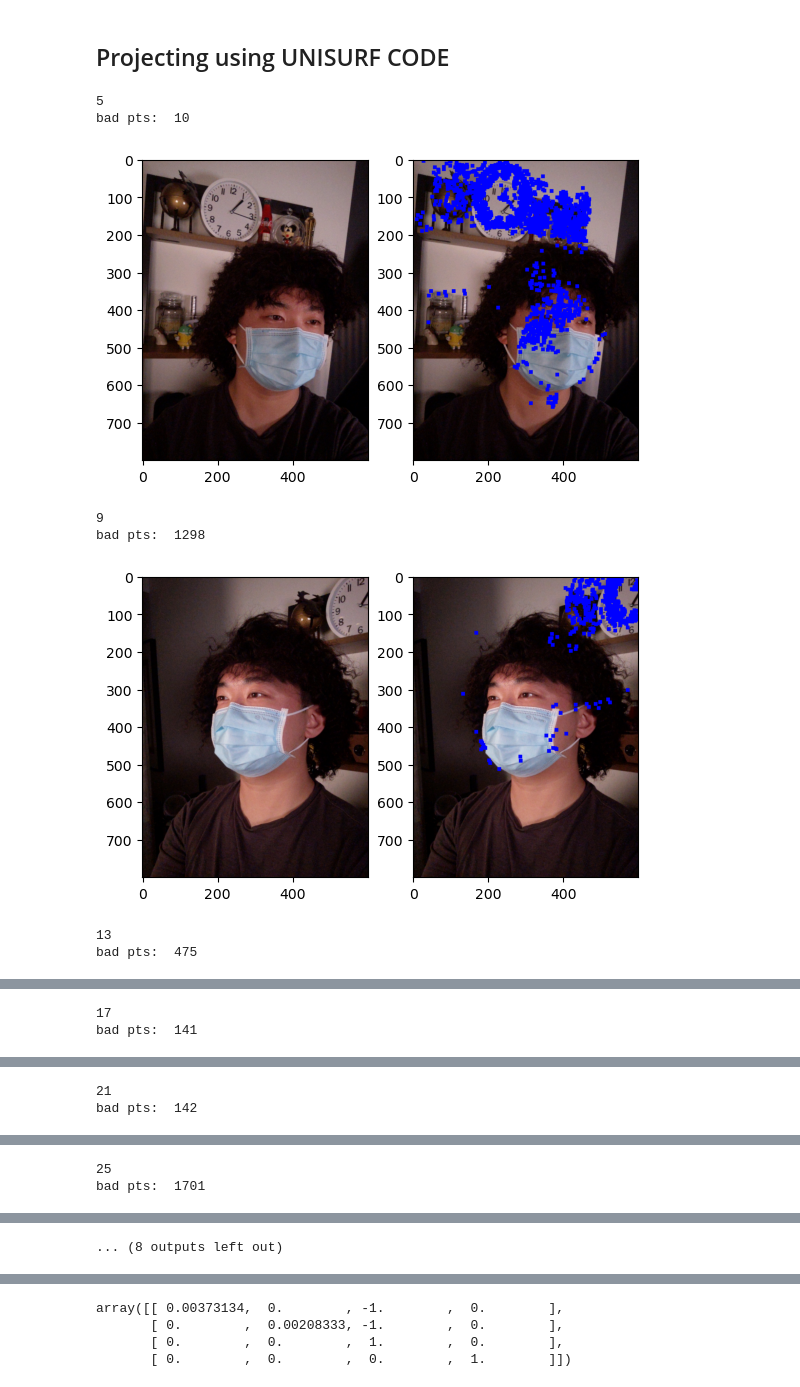
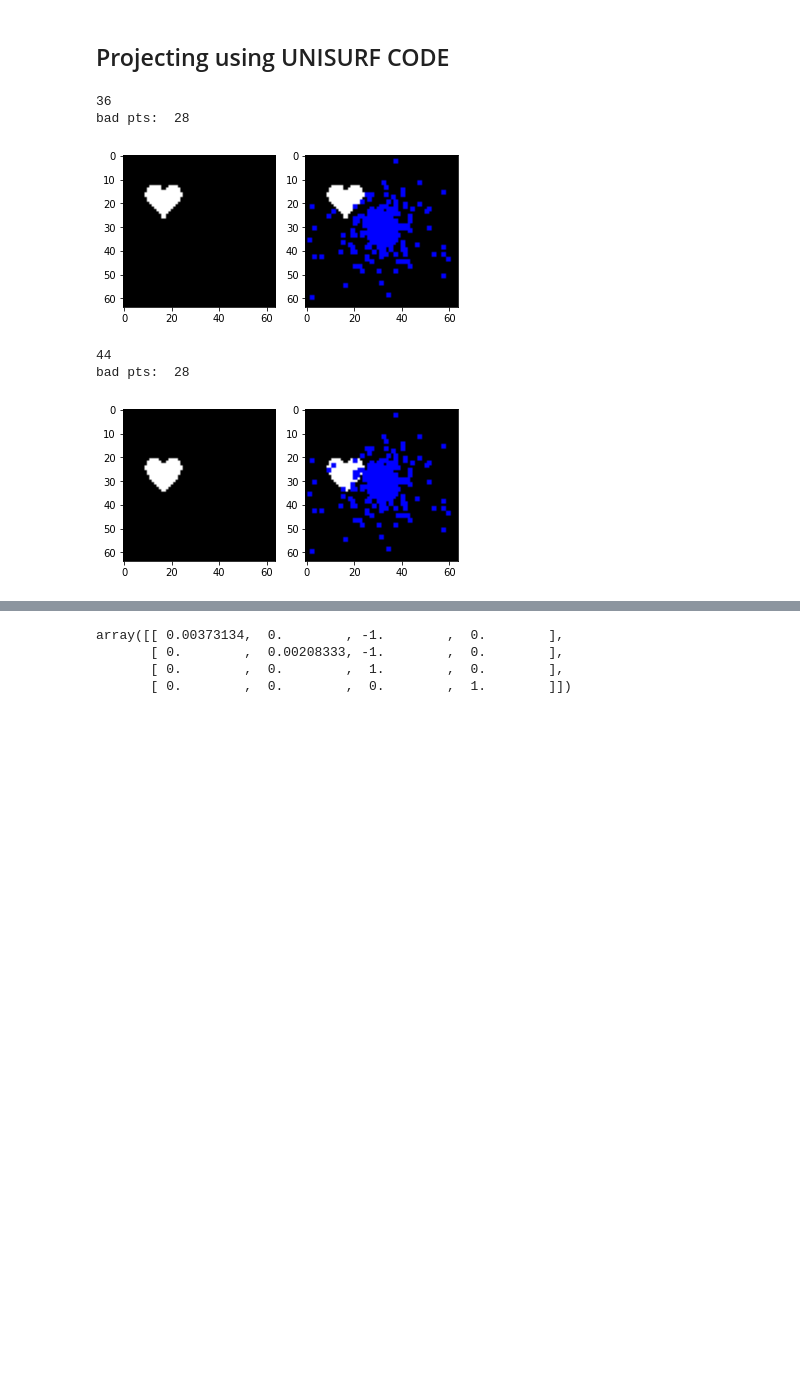
Before and after one commit to svsambandam/unisurf, a Jupyter notebook: MVPtest.ipynb, the cells around one changed output, grey strips where cells are left out. Saved outputs shown, nothing was run; the diff lists cells and outputs as text; code cells hidden in the pictures; blank space fills up the shorter version.

```diff
--- a/MVPtest.ipynb
+++ b/MVPtest.ipynb
@@ -508,7 +547,7 @@ import numpy as np
 import torch
 
 
-capture_name = 'curls'
+capture_name = 'hearts'
 # directory = '/ubc/cs/research/kmyi/svsamban/research/metanlrpp/my_data/my_dtu/colmap_outputs/' + capture_name
 location = '/ubc/cs/research/kmyi/svsamban/research/unisurf/data/DIY/' + capture_name + '/scan'
 
@@ -516,24 +555,19 @@ location = '/ubc/cs/research/kmyi/svsamban/research/unisurf/data/DIY/' + capture
 # location = '/ubc/cs/research/kmyi/svsamban/research/unisurf/data/DIY/curls/scan'
 # location = '/ubc/cs/research/kmyi/svsamban/research/metanlrpp/my_data/dtu_v3/processed/scan24/'
 keys = np.arange(40)[3::4]+2
-# keys = [36,44]
+keys = [36,44]
 
 camera_dict = np.load(location+'/cameras.npz')
-points = np.load(location+'/points.npy',allow_pickle=True)
+# points = np.load(location+'/points.npy',allow_pickle=True)
 
-# sphere = sample_spherical(1000).T
-# sphere = sphere *.66#/2
-# # # # points = points + np.array([ 4,-3,17])
-# # points = points - np.array([2,0,11])
-# # sphere = sphere + np.array([-2.21536032,  2.04177339,  5.31942484])
-# points = sphere
+sphere = sample_spherical(1000).T
+sphere = sphere *.25#/2
+# # # points = points + np.array([ 4,-3,17])
+# points = points - np.array([2,0,11])
+# sphere = sphere + np.array([-2.21536032,  2.04177339,  5.31942484])
+points = sphere
 
-K3 = camera_dict['camera_mat_%s' % 3].astype(np.float32)
-W3 = camera_dict['world_mat_%s' % 3].astype(np.float32)
-S3 = camera_dict['scale_mat_%s' % 3].astype(np.float32)
 p = np.concatenate([points.T, np.ones((1, points.shape[0]))], axis=0)
-# M = np.linalg.inv(K3@W@S3) @ W
-# M = np.linalg.inv(S3)
 M = np.eye(4)
 p = M @ p
 p = p[:3].T
@@ -555,39 +589,38 @@ for id in sorted(keys):
     im2 = location+'/image/'+str(id).zfill(6)+'.png'
     img2 = mpimg.imread(im2)
     shape = img2.shape
     new_shape = np.array(shape[:2])#(120,160)
     temp = new_shape[0]
     new_shape[0] = new_shape[1]
     new_shape[1] = temp
     img2 = np.array(Image.fromarray((img2*255).astype(np.uint8)).resize(new_shape))
+    img2 = np.tile(img2.reshape(64,64,1), 3)
     img2og = img2.copy()
     bad = 0
     for i in range(len(b)):
         x1 = int(b[i,1]/(shape[0]/new_shape[1]))
         x2 = int(b[i,0]/(shape[0]/new_shape[1]))
         if x1 < new_shape[1] and x2 < new_shape[0] and x1 > -1 and x2 > -1:
-            n = 5
+            n = 1
             img2[x1-n:x1+n,x2-n:x2+n,:] = [0,0.,255.]
             # img2[x1,x2,:] = [0,0.,255.]
         else:
             bad = bad + 1
             pass
 
     print(id)
     print('bad pts: ', bad)
     # plt.imshow(img2)
     fig=plt.figure()
     fig.add_subplot(1,2,ii+2)
     plt.imshow(img2)
     fig.add_subplot(1,2,ii+1)
     plt.imshow(img2og)
     plt.show()
 # %% [output]
-5
-bad pts:  10
+36
+bad pts:  28
-[figure, old version]
+[figure, new version]
-9
-bad pts:  1298
+44
+bad pts:  28
-[figure, old version]
+[figure, new version]
-13
-bad pts:  475
@@ -595,2 +626,0 @@ bad pts:  475
-17
-bad pts:  141
@@ -598,2 +626,0 @@ bad pts:  141
-21
-bad pts:  142
@@ -601,2 +626,0 @@ bad pts:  142
-25
-bad pts:  1701
@@ -604 +626,0 @@ bad pts:  1701
-... (8 outputs left out)
```
Also changed, not shown: parts of 12 cells of this notebook, 5 other files.
